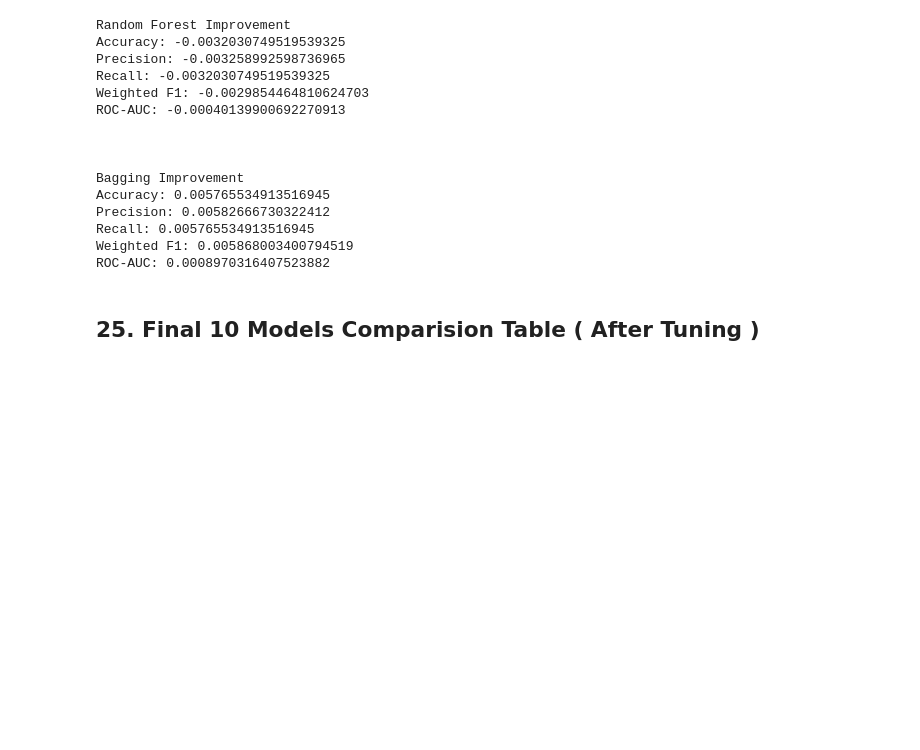
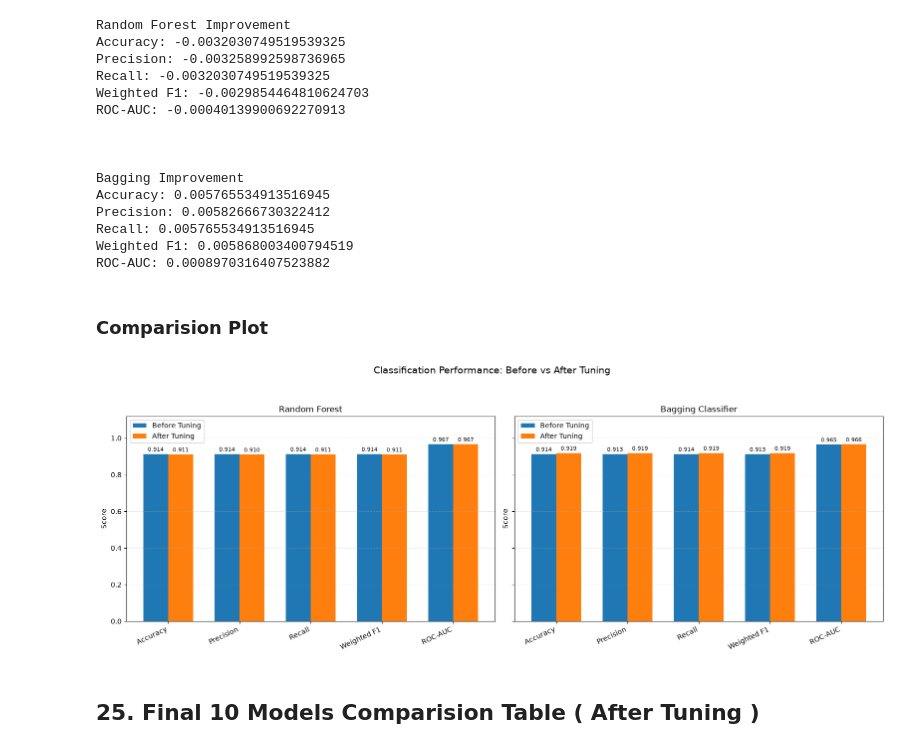
Before and after one commit to rishitkumar8/Business-Financial-Health-Credit-Risk-Intelligence-Platform, a Jupyter notebook: notebooks/classification.ipynb, the cells around one changed output. Cells and saved outputs as stored; diff of their text form; code cells hidden in the pictures; blank space fills up the shorter version.

Commit message:
Added Comparision table for before and after Tuning

```diff
--- a/notebooks/classification.ipynb
+++ b/notebooks/classification.ipynb
@@ -598,6 +598,62 @@ Precision: 0.00582666730322412
 Recall: 0.005765534913516945
 Weighted F1: 0.005868003400794519
 ROC-AUC: 0.0008970316407523882
+# %% [markdown]
+### Comparision Plot
+# %%
+# Metrics to compare
+metrics = ['Accuracy', 'Precision', 'Recall', 'Weighted F1', 'ROC-AUC']
+
+# Original and tuned models
+models = {
+    'Random Forest': ('Random Forest Classifier', 'Random Forest - Tuned'),
+    'Bagging Classifier': ('Bagging Classifier', 'Bagging - Tuned')
+}
+
+# Create subplots
+fig, axes = plt.subplots(1, 2, figsize=(16, 6), sharey=True)
+
+x = np.arange(len(metrics))
+width = 0.35
+
+# Compare each classifier
+for ax, (title, (before_name, after_name)) in zip(axes, models.items()):
+
+    before = clf_results_df.loc[
+        clf_results_df['Model'] == before_name, metrics
+    ].iloc[0]
+
+    after = clf_results_df.loc[
+        clf_results_df['Model'] == after_name, metrics
+    ].iloc[0]
+
+    # Plot before and after tuning
+    bars_before = ax.bar(
+        x - width / 2, before.values, width, label='Before Tuning'
+    )
+    bars_after = ax.bar(
+        x + width / 2, after.values, width, label='After Tuning'
+    )
+
+    # Display metric values
+    ax.bar_label(bars_before, fmt='%.3f', fontsize=8, padding=2)
+    ax.bar_label(bars_after, fmt='%.3f', fontsize=8, padding=2)
+
+    # Format the plot
+    ax.set_title(title)
+    ax.set_xticks(x)
+    ax.set_xticklabels(metrics, rotation=25, ha='right')
+    ax.set_ylabel('Score')
+    ax.set_ylim(0, 1.12)
+    ax.grid(axis='y', linestyle='--', alpha=0.3)
+    ax.legend()
+
+# Overall title and layout
+fig.suptitle('Classification Performance: Before vs After Tuning', fontsize=14)
+plt.tight_layout(rect=[0, 0, 1, 0.93])
+plt.show()
+# %% [output]
+[figure, added]
 # %% [markdown]
 ## 25. Final 10 Models Comparision Table ( After Tuning )
 # %%
```
Also changed, not shown: parts of 16 cells of this notebook, 1 other file.
